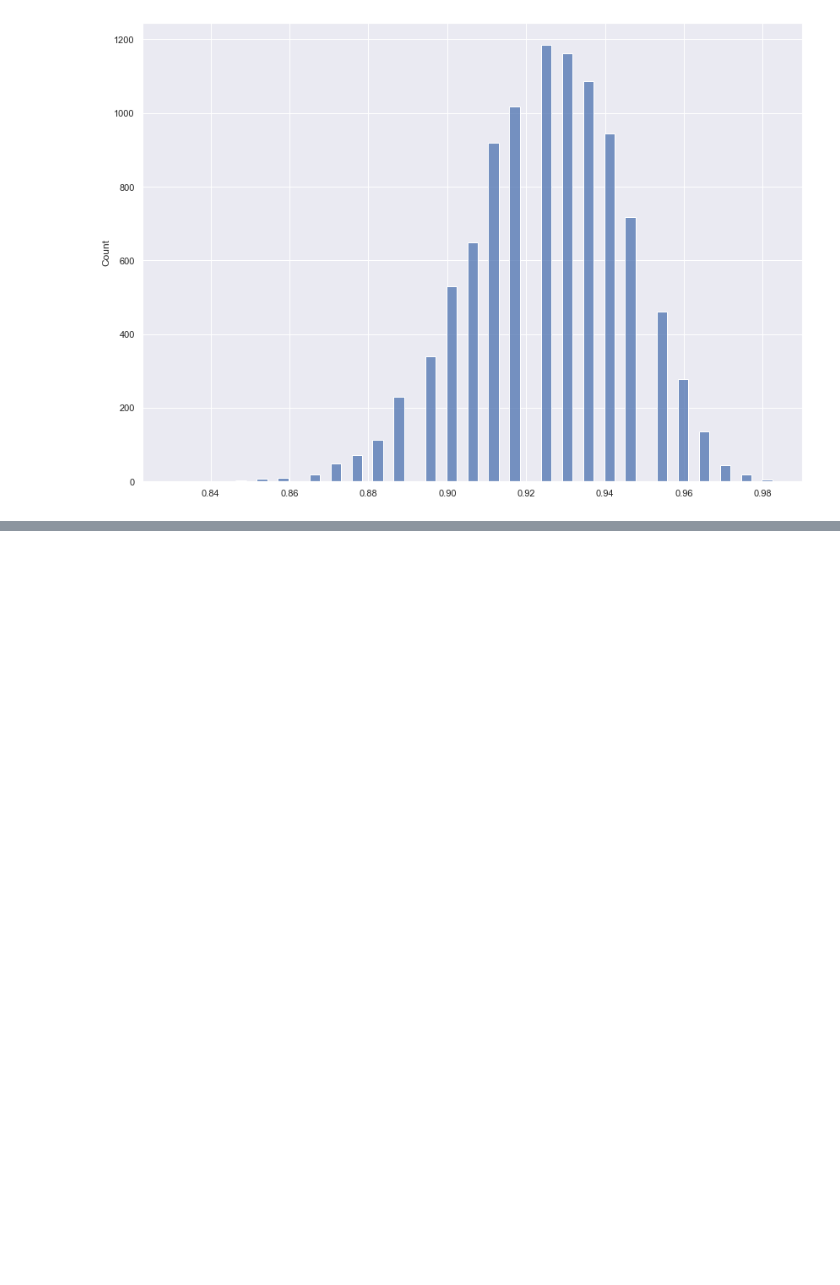
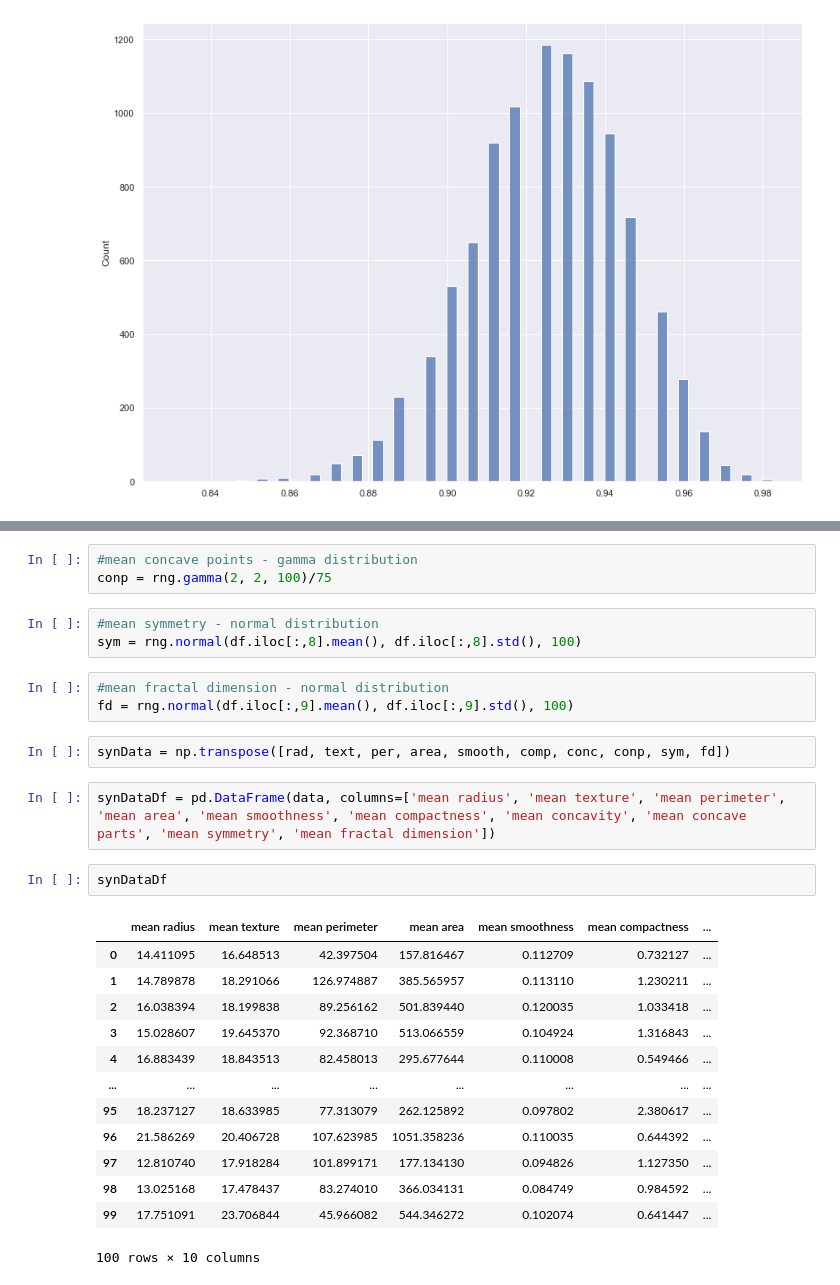
Before and after one commit to dreapadoir/PfDA_Project2, a Jupyter notebook: Project 2.ipynb, the cells around one changed output, grey strips where cells are left out. Drawn from its saved outputs; the diff is of its cells as text; blank space fills up the shorter version.

Commit message:
added synthetic data generation

```diff
--- a/Project 2.ipynb
+++ b/Project 2.ipynb
@@ -379,0 +404,29 @@ sns.histplot(dtResult)
+# %%
+#mean concave points - gamma distribution
+conp = rng.gamma(2, 2, 100)/75
+# %%
+#mean symmetry - normal distribution
+sym = rng.normal(df.iloc[:,8].mean(), df.iloc[:,8].std(), 100)
+# %%
+#mean fractal dimension - normal distribution
+fd = rng.normal(df.iloc[:,9].mean(), df.iloc[:,9].std(), 100)
+# %%
+synData = np.transpose([rad, text, per, area, smooth, comp, conc, conp, sym, fd])
+# %%
+synDataDf = pd.DataFrame(data, columns=['mean radius', 'mean texture', 'mean perimeter', 'mean area', 'mean smoothness', 'mean compactness', 'mean concavity', 'mean concave parts', 'mean symmetry', 'mean fractal dimension'])
+# %%
+synDataDf
+# %% [output]
+|  | mean radius | mean texture | mean perimeter | mean area | mean smoothness | mean compactness | ... |
+| 0 | 14.411095 | 16.648513 | 42.397504 | 157.816467 | 0.112709 | 0.732127 | ... |
+| 1 | 14.789878 | 18.291066 | 126.974887 | 385.565957 | 0.113110 | 1.230211 | ... |
+| 2 | 16.038394 | 18.199838 | 89.256162 | 501.839440 | 0.120035 | 1.033418 | ... |
+| 3 | 15.028607 | 19.645370 | 92.368710 | 513.066559 | 0.104924 | 1.316843 | ... |
+| 4 | 16.883439 | 18.843513 | 82.458013 | 295.677644 | 0.110008 | 0.549466 | ... |
+| ... | ... | ... | ... | ... | ... | ... | ... |
+| 95 | 18.237127 | 18.633985 | 77.313079 | 262.125892 | 0.097802 | 2.380617 | ... |
+| 96 | 21.586269 | 20.406728 | 107.623985 | 1051.358236 | 0.110035 | 0.644392 | ... |
+| 97 | 12.810740 | 17.918284 | 101.899171 | 177.134130 | 0.094826 | 1.127350 | ... |
+| 98 | 13.025168 | 17.478437 | 83.274010 | 366.034131 | 0.084749 | 0.984592 | ... |
+| 99 | 17.751091 | 23.706844 | 45.966082 | 544.346272 | 0.102074 | 0.641447 | ... |
+100 rows × 10 columns
```
Also changed, not shown: parts of 11 cells of this notebook.
